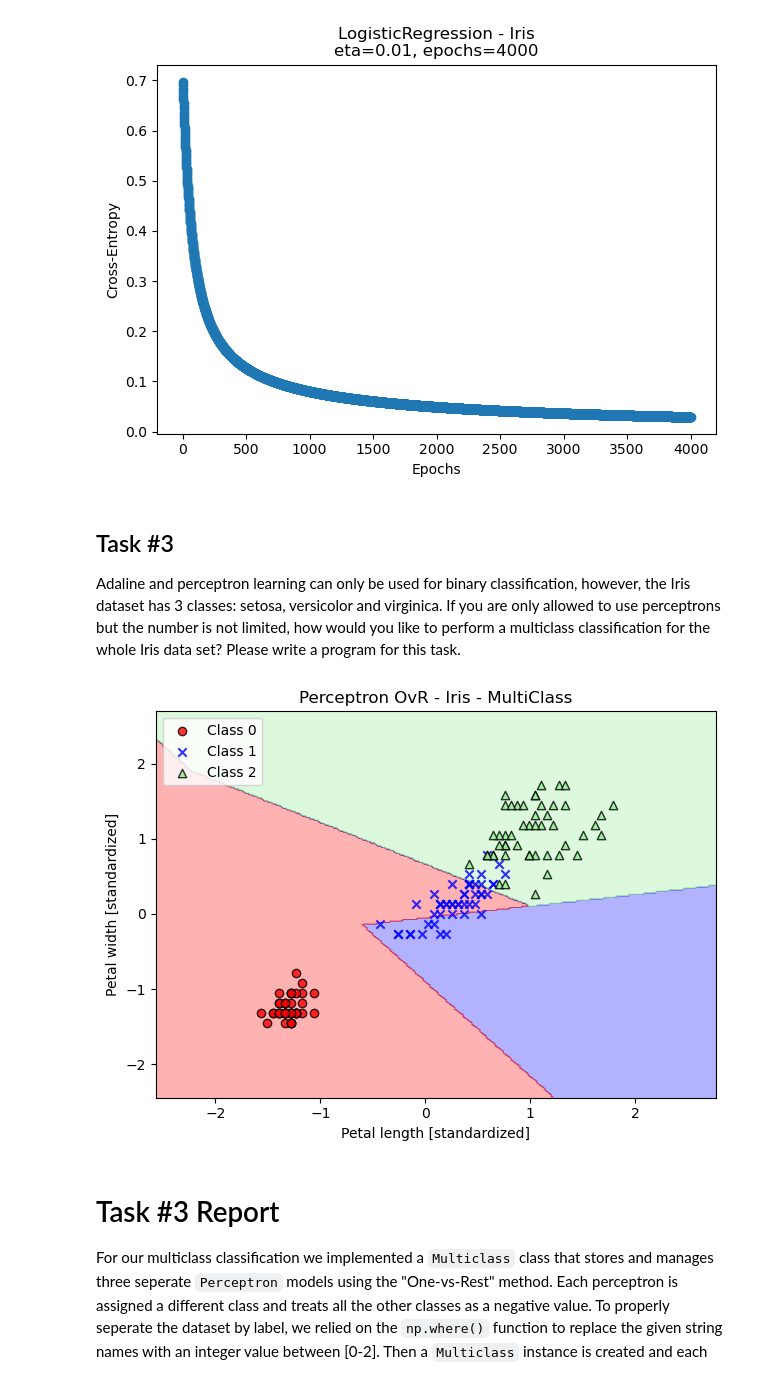
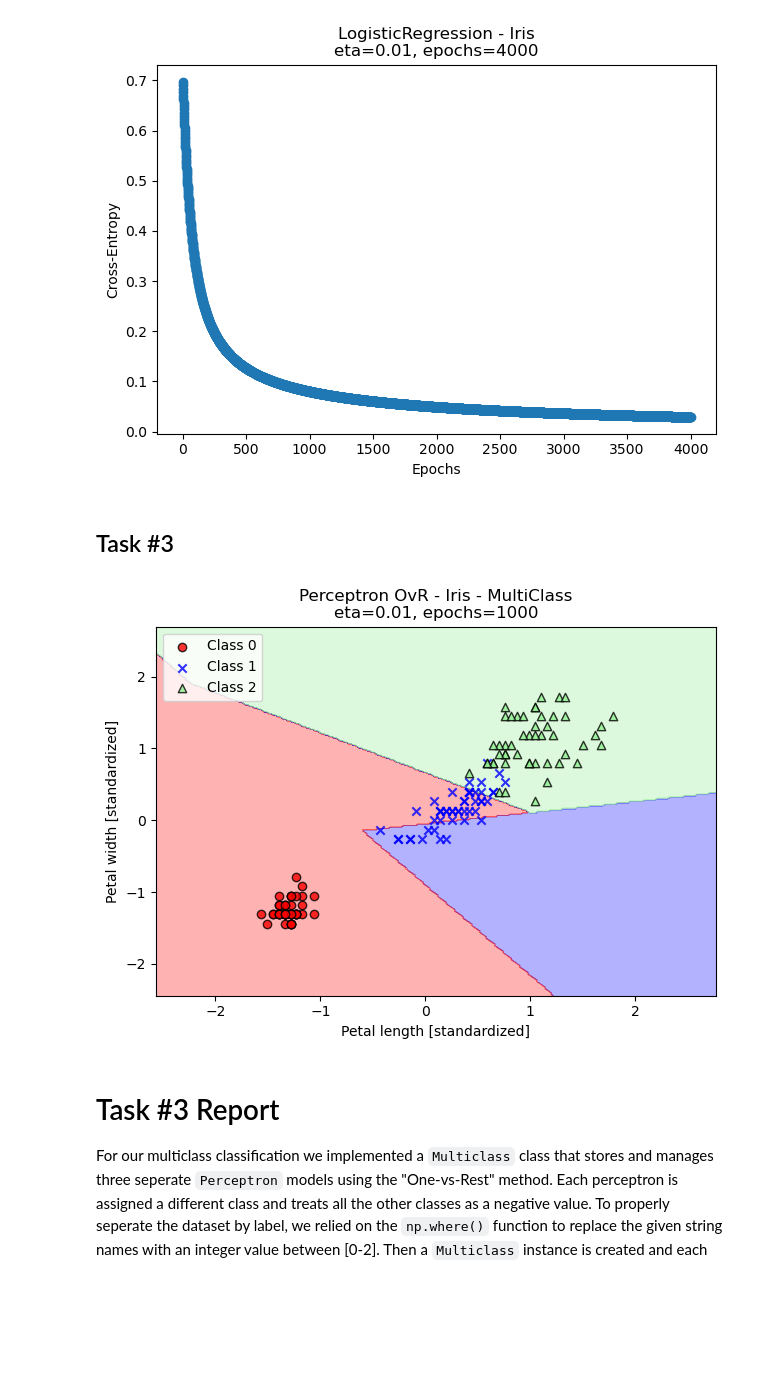
Before and after one commit to nnail0/429-hw1, a Jupyter notebook: 429_hw1_nn_mn.ipynb, the cells around one changed output. Drawn from its saved outputs; the diff is of its cells as text; code cells hidden in the pictures; blank space fills up the shorter version.

```diff
--- a/429_hw1_nn_mn.ipynb
+++ b/429_hw1_nn_mn.ipynb
@@ -469,7 +495,6 @@ plt.show()
 [figure]
 # %% [markdown]
 ## Task #3
-Adaline and perceptron learning can only be used for binary classification, however, the Iris dataset has 3 classes: setosa, versicolor and virginica. If you are only allowed to use perceptrons but the number is not limited, how would you like to perform a multiclass classification for the whole Iris data set? Please write a program for this task.
 # %%
 import numpy as np
 
@@ -596,16 +621,17 @@ X_std4[:,1] = (X_4[:,1] - X_4[:,1].mean()) / X_4[:,1].std()
 # %%
 mc = Multiclass()
 mc.fit(X_std4, Y_ref)
 plot_decision_regions(X_std4, Y_ref, classifier=mc)
 
-plt.title('Perceptron OvR - Iris - MultiClass')
+plt.title(f'Perceptron OvR - Iris - MultiClass\n'
+          f'eta={ETA}, epochs={NUM_ITER}')
 plt.xlabel('Petal length [standardized]')
 plt.ylabel('Petal width [standardized]')
 plt.legend(loc='upper left')
 plt.tight_layout()
 plt.show()
 # %% [output]
-[figure, old version]
+[figure, new version]
 # %% [markdown]
 # Task #3 Report
 For our multiclass classification we implemented a `Multiclass` class that stores and manages three seperate `Perceptron` models using the "One-vs-Rest" method. Each perceptron is assigned a different class and treats all the other classes as a negative value. To properly seperate the dataset by label, we relied on the `np.where()` function to replace the given string names with an integer value between [0-2]. Then a `Multiclass` instance is created and each perceptron is passed the same feature matrix $X$ but with a modified target vector $y$ that encodes the designated class as 1 and the others as -1. Each perceptron makes its predictions and all the results are compared and the perceptron that returned the highest decision value is appended to the final predicted class.
```
Also changed, not shown: parts of 9 cells of this notebook, 17 other files.
